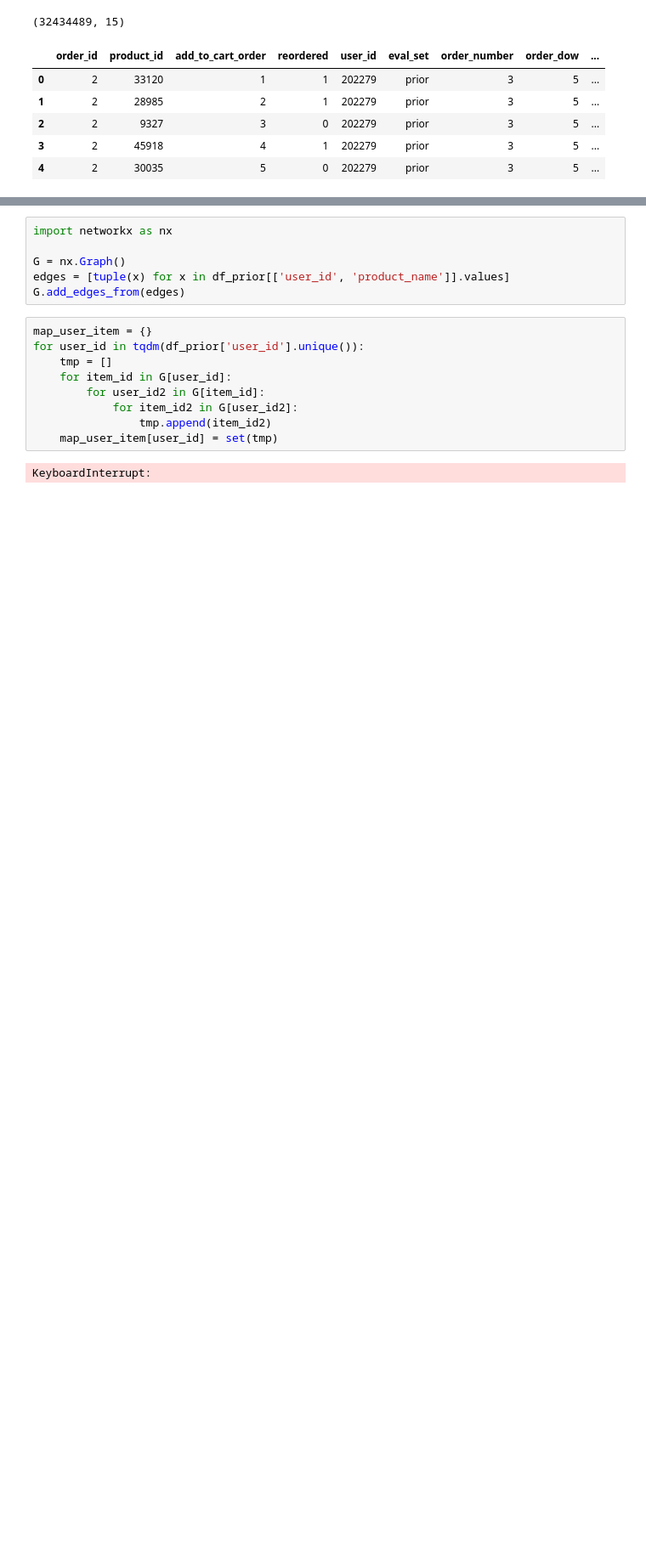
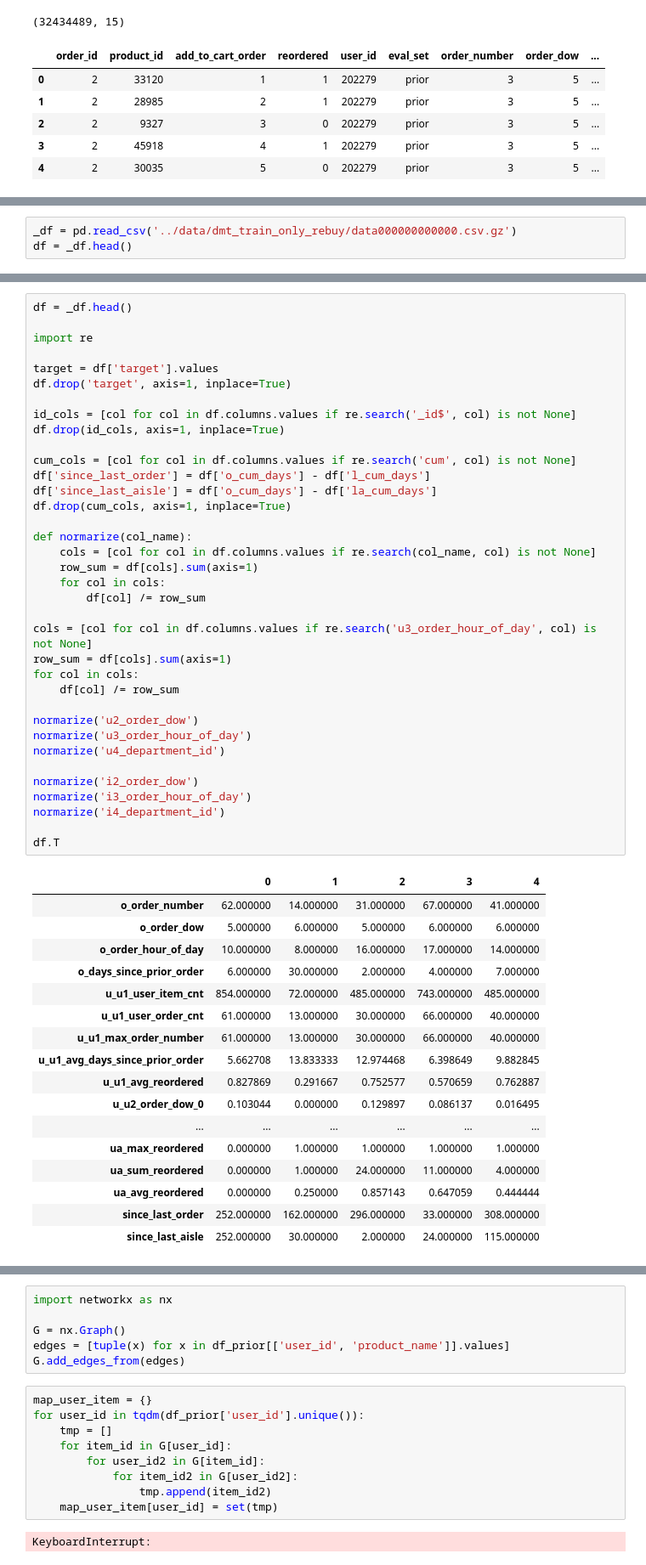
Before and after one commit to tkm2261/kaggle_instacart, a Jupyter notebook: protos/Untitled.ipynb, the cells around one changed output, grey strips where cells are left out. Shown: that part at 85% size. Saved outputs shown, nothing was run; the diff lists cells and outputs as text; blank space fills up the shorter version.

```diff
--- a/protos/Untitled.ipynb
+++ b/protos/Untitled.ipynb
@@ -170,3 +170,6 @@ df_prior[df_prior['user_id'] == 1].sort_values('order_number')
 | 24181267 | 2550362 | 46149 | 2 | 1 | 1 | prior | 10 | 4 | ... |
 | 24181274 | 2550362 | 12427 | 9 | 1 | 1 | prior | 10 | 4 | ... |
 | 24181266 | 2550362 | 196 | 1 | 1 | 1 | prior | 10 | 4 | ... |
+# %%
+_df = pd.read_csv('../data/dmt_train_only_rebuy/data000000000000.csv.gz')
+df = _df.head()
@@ -172,0 +196,54 @@ df_prior[df_prior['user_id'] == 1].sort_values('order_number')
+# %%
+df = _df.head()
+
+import re
+
+target = df['target'].values
+df.drop('target', axis=1, inplace=True)
+
+id_cols = [col for col in df.columns.values if re.search('_id$', col) is not None]
+df.drop(id_cols, axis=1, inplace=True)
+
+cum_cols = [col for col in df.columns.values if re.search('cum', col) is not None]
+df['since_last_order'] = df['o_cum_days'] - df['l_cum_days']
+df['since_last_aisle'] = df['o_cum_days'] - df['la_cum_days']
+df.drop(cum_cols, axis=1, inplace=True)
+
+def normarize(col_name):
+    cols = [col for col in df.columns.values if re.search(col_name, col) is not None]
+    row_sum = df[cols].sum(axis=1)
+    for col in cols:
+        df[col] /= row_sum
+
+cols = [col for col in df.columns.values if re.search('u3_order_hour_of_day', col) is not None]
+row_sum = df[cols].sum(axis=1)
+for col in cols:
+    df[col] /= row_sum
+
+normarize('u2_order_dow')
+normarize('u3_order_hour_of_day')
+normarize('u4_department_id')
+
+normarize('i2_order_dow')
+normarize('i3_order_hour_of_day')
+normarize('i4_department_id')
+
+df.T
+# %% [output]
+|  | 0 | 1 | 2 | 3 | 4 |
+| o_order_number | 62.000000 | 14.000000 | 31.000000 | 67.000000 | 41.000000 |
+| o_order_dow | 5.000000 | 6.000000 | 5.000000 | 6.000000 | 6.000000 |
+| o_order_hour_of_day | 10.000000 | 8.000000 | 16.000000 | 17.000000 | 14.000000 |
+| o_days_since_prior_order | 6.000000 | 30.000000 | 2.000000 | 4.000000 | 7.000000 |
+| u_u1_user_item_cnt | 854.000000 | 72.000000 | 485.000000 | 743.000000 | 485.000000 |
+| u_u1_user_order_cnt | 61.000000 | 13.000000 | 30.000000 | 66.000000 | 40.000000 |
+| u_u1_max_order_number | 61.000000 | 13.000000 | 30.000000 | 66.000000 | 40.000000 |
+| u_u1_avg_days_since_prior_order | 5.662708 | 13.833333 | 12.974468 | 6.398649 | 9.882845 |
+| u_u1_avg_reordered | 0.827869 | 0.291667 | 0.752577 | 0.570659 | 0.762887 |
+| u_u2_order_dow_0 | 0.103044 | 0.000000 | 0.129897 | 0.086137 | 0.016495 |
+| ... | ... | ... | ... | ... | ... |
+| ua_max_reordered | 0.000000 | 1.000000 | 1.000000 | 1.000000 | 1.000000 |
+| ua_sum_reordered | 0.000000 | 1.000000 | 24.000000 | 11.000000 | 4.000000 |
+| ua_avg_reordered | 0.000000 | 0.250000 | 0.857143 | 0.647059 | 0.444444 |
+| since_last_order | 252.000000 | 162.000000 | 296.000000 | 33.000000 | 308.000000 |
+| since_last_aisle | 252.000000 | 30.000000 | 2.000000 | 24.000000 | 115.000000 |
```
Also changed, not shown: parts of 7 cells of this notebook, 17 other files.
